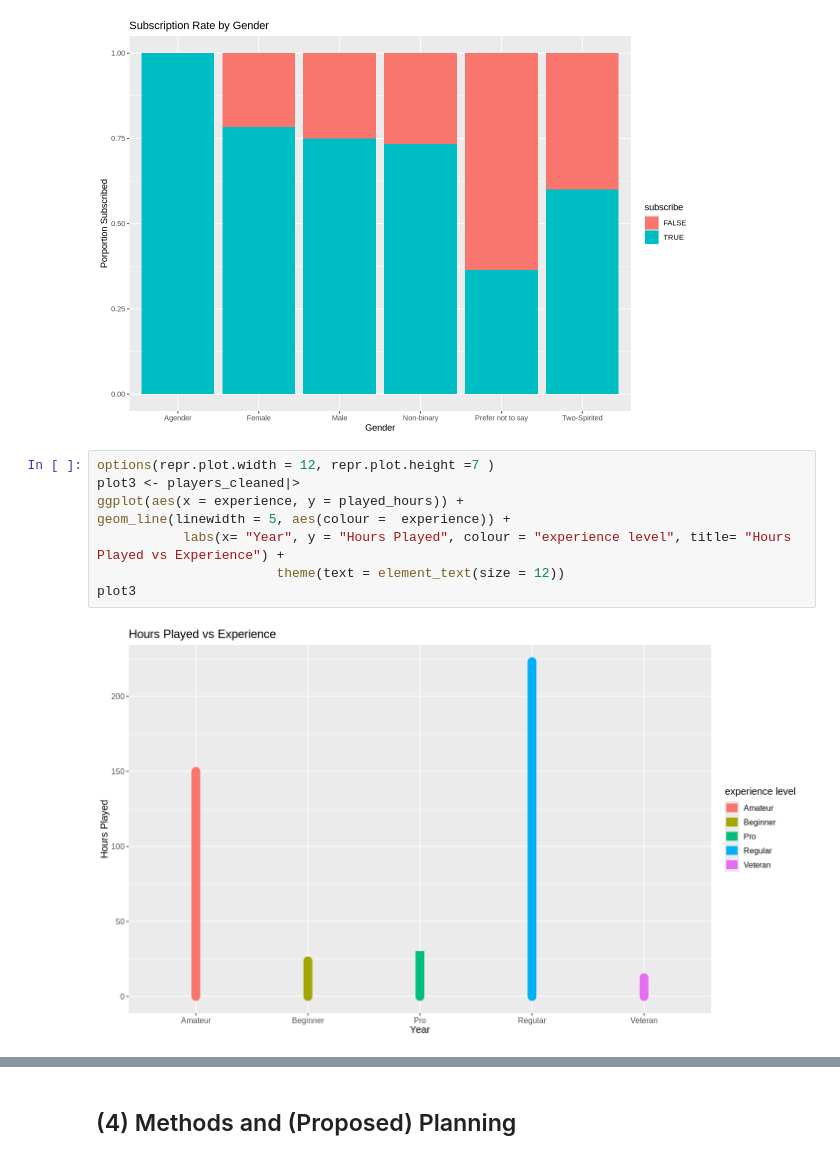
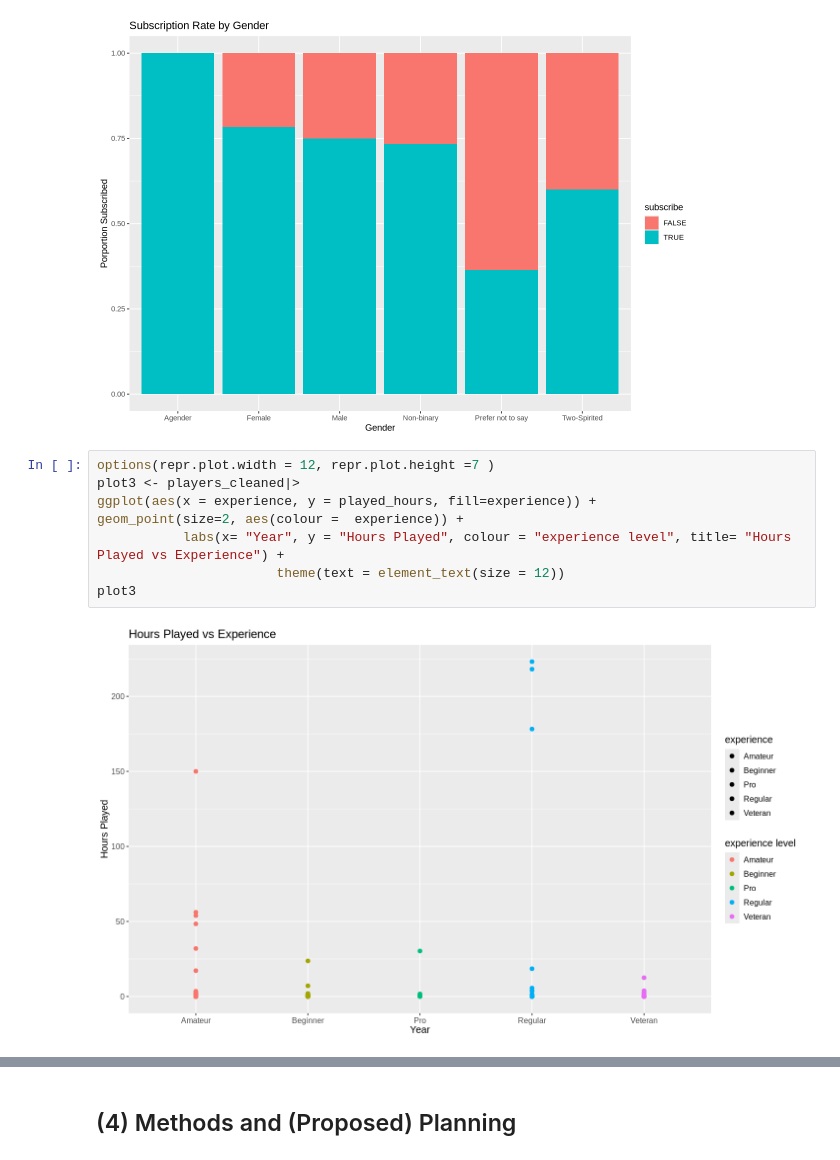
Before and after one commit to mimi15090/dsci-100-2025w1-group-024, a Jupyter notebook: Report.ipynb, the cells around one changed output, grey strips where cells are left out. Saved outputs shown, nothing was run; the diff lists cells and outputs as text.

Commit message:
COMMIT 5:The rest
Completed parts 4 and the graph interpretation. edited the rest of the report.

```diff
--- a/Report.ipynb
+++ b/Report.ipynb
@@ -180,13 +184,13 @@ plot2
 # %%
 options(repr.plot.width = 12, repr.plot.height =7 )
 plot3 <- players_cleaned|>
-ggplot(aes(x = experience, y = played_hours)) +
-geom_line(linewidth = 5, aes(colour =  experience)) +
+ggplot(aes(x = experience, y = played_hours, fill=experience)) +
+geom_point(size=2, aes(colour =  experience)) +
            labs(x= "Year", y = "Hours Played", colour = "experience level", title= "Hours Played vs Experience") +
                        theme(text = element_text(size = 12))
 plot3
 # %% [output]
-[figure, old version]
+[figure, new version]
 # %%
 #plot4, age vs hours played, scatterplot
 options(reper.plot.width=12, repr.plot.height =7)
```
Also changed, not shown: parts of 5 cells of this notebook.
